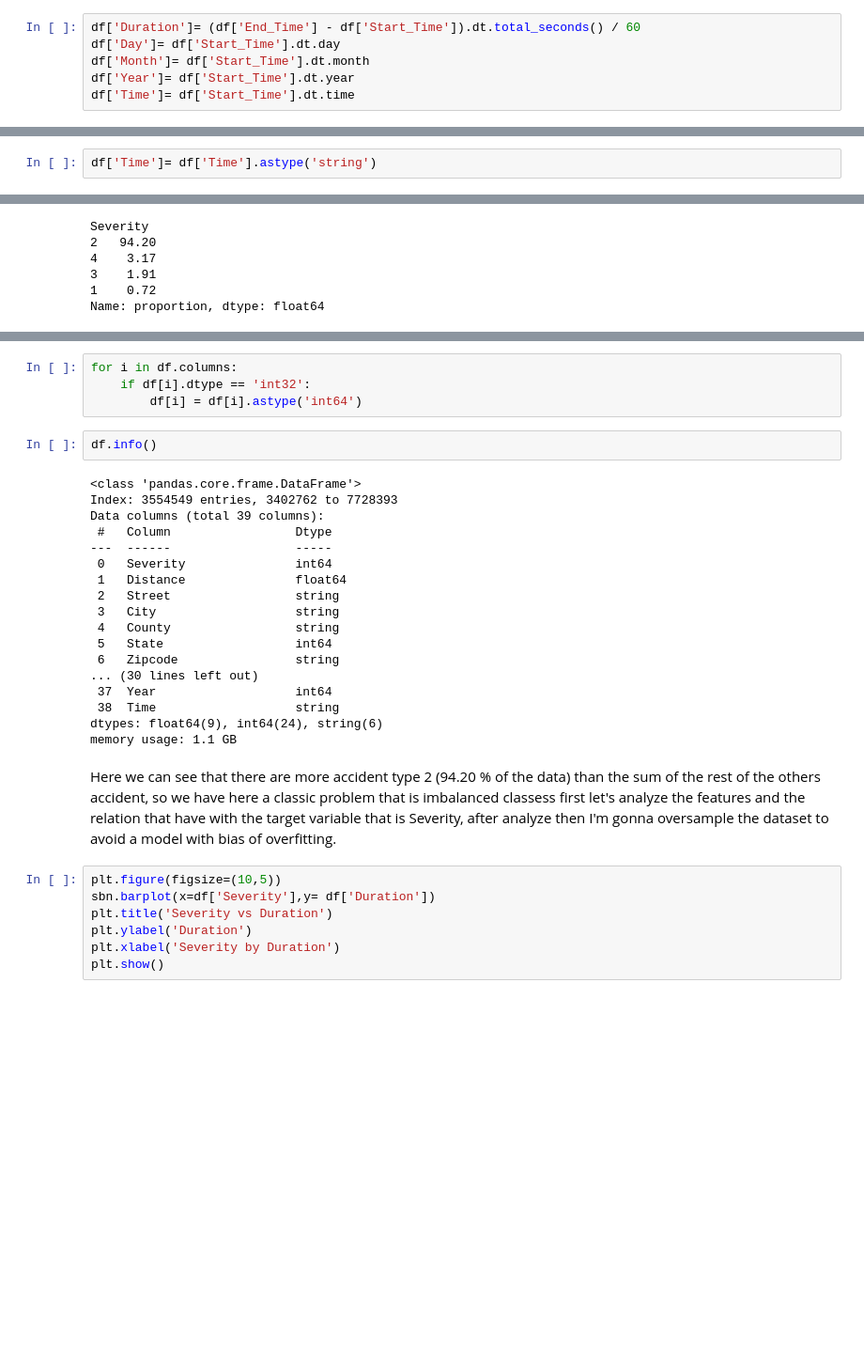
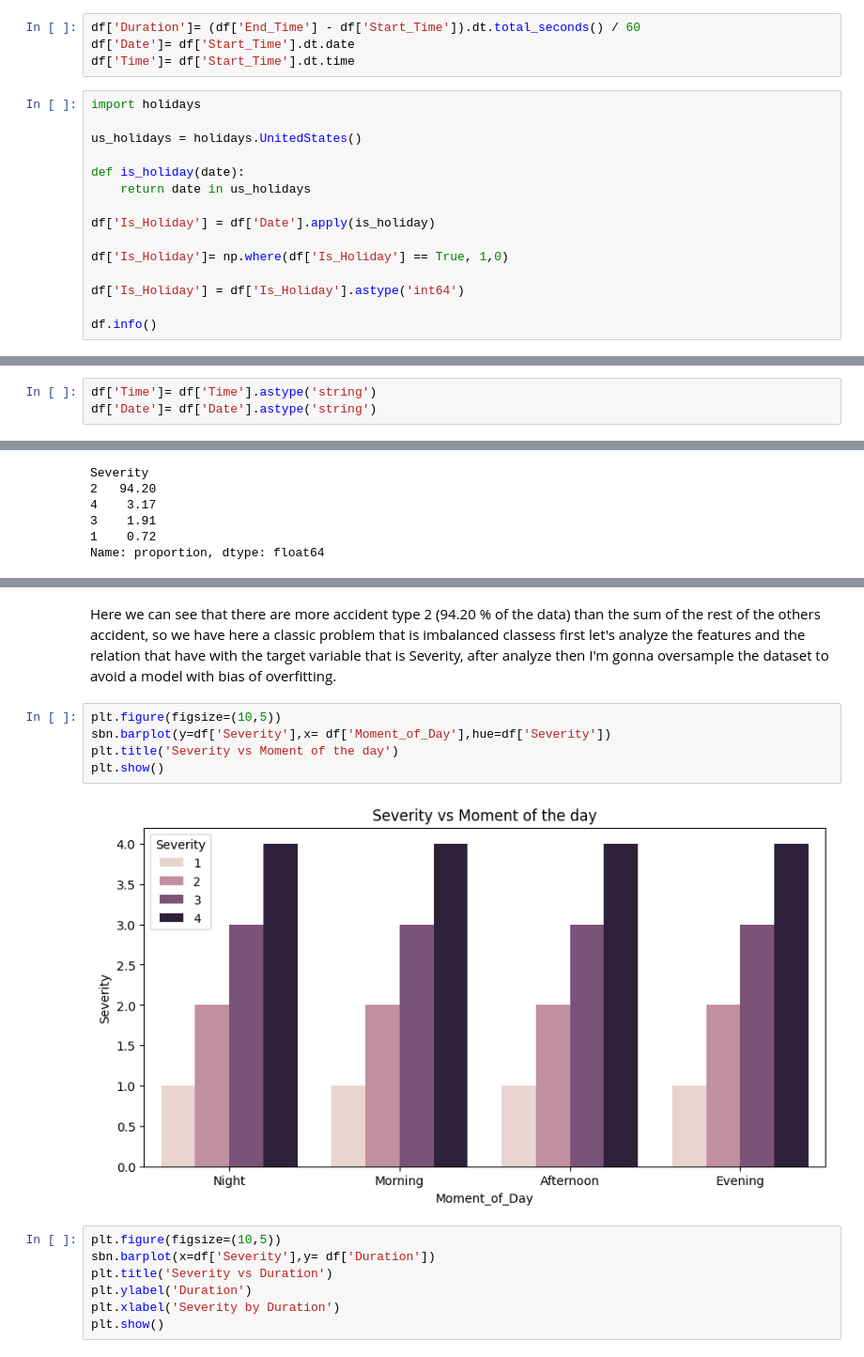
Before and after one commit to ddobi7277/DataAnalysis, a Jupyter notebook: US_Accidents/Accidents_US_ANalysis.ipynb, the cells around one changed output, grey strips where cells are left out. Shown: that part at 94% size. Drawn from its saved outputs; the diff is of its cells as text; blank space fills up the shorter version.

Commit message:
Created  TIme, Date and Moment of Day fetures

```diff
--- a/US_Accidents/Accidents_US_ANalysis.ipynb
+++ b/US_Accidents/Accidents_US_ANalysis.ipynb
@@ -606,6 +640,19 @@ Now I'll make the new features Duration = The total duration of an  accident in
 # %%
 df['Duration']= (df['End_Time'] - df['Start_Time']).dt.total_seconds() / 60
-df['Day']= df['Start_Time'].dt.day
-df['Month']= df['Start_Time'].dt.month
-df['Year']= df['Start_Time'].dt.year
+df['Date']= df['Start_Time'].dt.date
 df['Time']= df['Start_Time'].dt.time
+# %%
+import holidays
+
+us_holidays = holidays.UnitedStates()
+
+def is_holiday(date):
+    return date in us_holidays
+
+df['Is_Holiday'] = df['Date'].apply(is_holiday)
+
+df['Is_Holiday']= np.where(df['Is_Holiday'] == True, 1,0)
+
+df['Is_Holiday'] = df['Is_Holiday'].astype('int64')
+
+df.info()
@@ -617,6 +682,7 @@ df= df.drop(['Start_Time','End_Time'],axis=1)
 Now I'll convert Time feature to string.
 # %%
 df['Time']= df['Time'].astype('string')
+df['Date']= df['Date'].astype('string')
 # %% [markdown]
 Now let's check for outliers for variables int64 or float64
 # %%
@@ -689,29 +741,12 @@ memory usage: 1.0 GB
-# %%
-for i in df.columns:
-    if df[i].dtype == 'int32':
-        df[i] = df[i].astype('int64')
-# %%
-df.info()
-# %% [output]
-<class 'pandas.core.frame.DataFrame'>
-Index: 3554549 entries, 3402762 to 7728393
-Data columns (total 39 columns):
- #   Column                 Dtype
----  ------                 -----
- 0   Severity               int64
- 1   Distance               float64
- 2   Street                 string
- 3   City                   string
- 4   County                 string
- 5   State                  int64
- 6   Zipcode                string
-... (30 lines left out)
- 37  Year                   int64
- 38  Time                   string
-dtypes: float64(9), int64(24), string(6)
-memory usage: 1.1 GB
 # %% [markdown]
 Here we can see that there are more accident type 2 (94.20 % of the data) than the sum of the rest of the others accident, so we have here a classic problem that is imbalanced classess first let's analyze the features and the relation that have with the target variable that is Severity, after analyze then I'm gonna oversample the dataset to avoid a model with bias of overfitting.
+# %%
+plt.figure(figsize=(10,5))
+sbn.barplot(y=df['Severity'],x= df['Moment_of_Day'],hue=df['Severity'])
+plt.title('Severity vs Moment of the day')
+plt.show()
+# %% [output]
+[figure, added]
 # %%
 plt.figure(figsize=(10,5))
 sbn.barplot(x=df['Severity'],y= df['Duration'])
```
Also changed, not shown: parts of 20 cells of this notebook.
